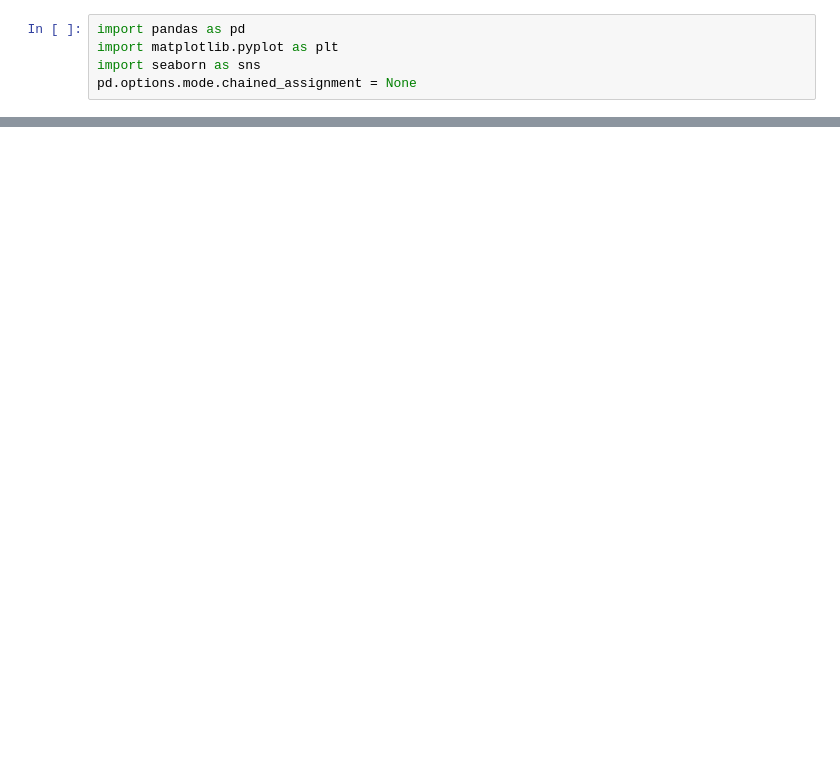
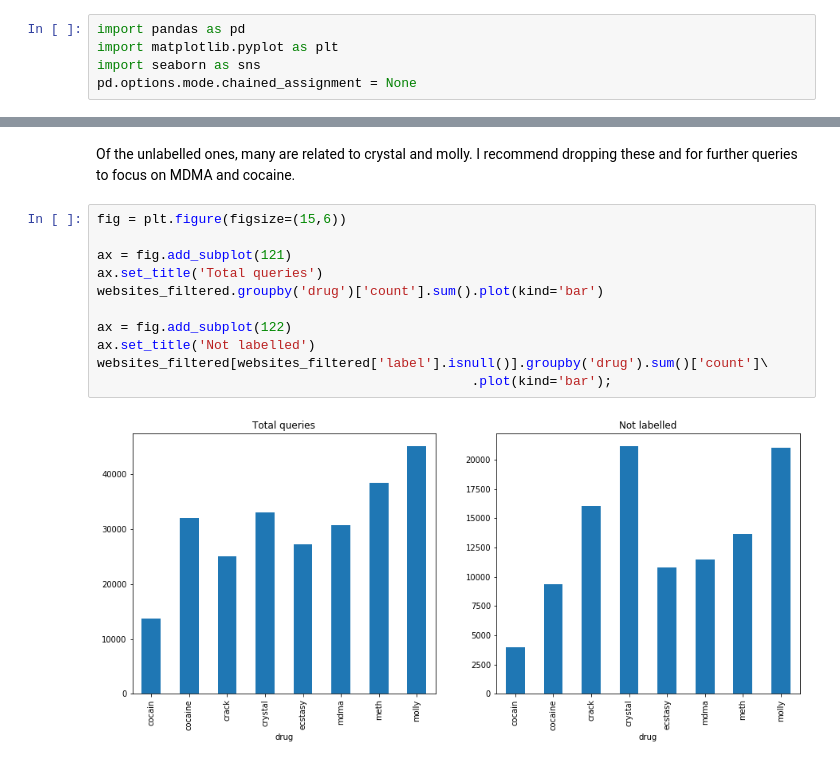
Before and after one commit to miallema/ESC, a Jupyter notebook: Notebooks/exploring.ipynb, the cells around one changed output, grey strips where cells are left out. Drawn from its saved outputs; the diff is of its cells as text; blank space fills up the shorter version.

```diff
--- a/Notebooks/exploring.ipynb
+++ b/Notebooks/exploring.ipynb
@@ -32,0 +60,15 @@ websites_filtered
+# %% [markdown]
+Of the unlabelled ones, many are related to crystal and molly. I recommend dropping these and for further queries to focus on MDMA and cocaine.
+# %%
+fig = plt.figure(figsize=(15,6))
+
+ax = fig.add_subplot(121)
+ax.set_title('Total queries')
+websites_filtered.groupby('drug')['count'].sum().plot(kind='bar')
+
+ax = fig.add_subplot(122)
+ax.set_title('Not labelled')
+websites_filtered[websites_filtered['label'].isnull()].groupby('drug').sum()['count']\
+                                                .plot(kind='bar');
+# %% [output]
+[figure, added]
```
Also changed, not shown: parts of 18 cells of this notebook, 1 other file.
